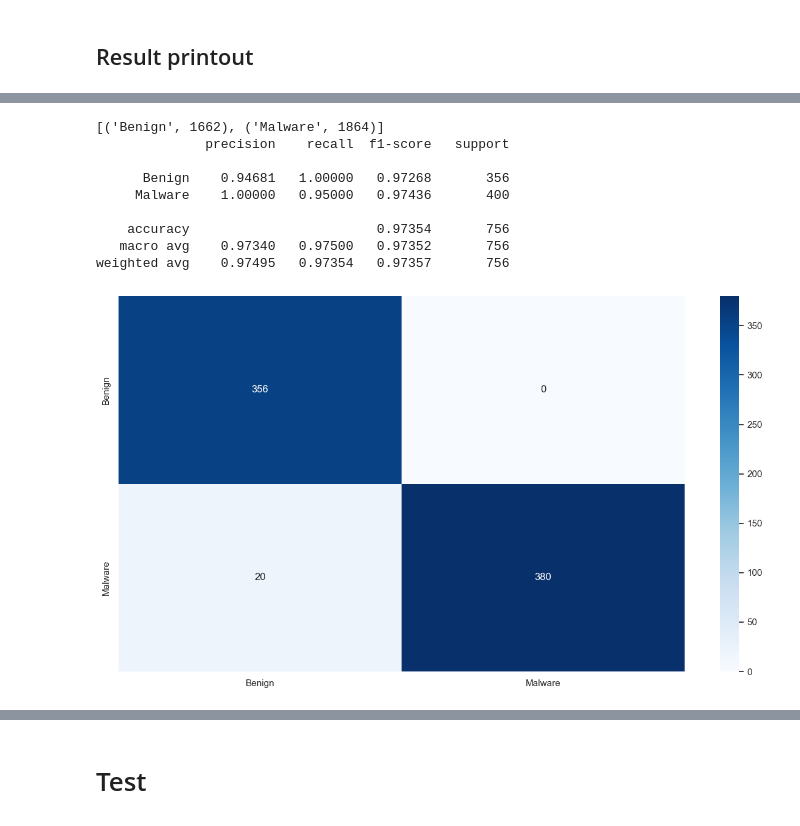
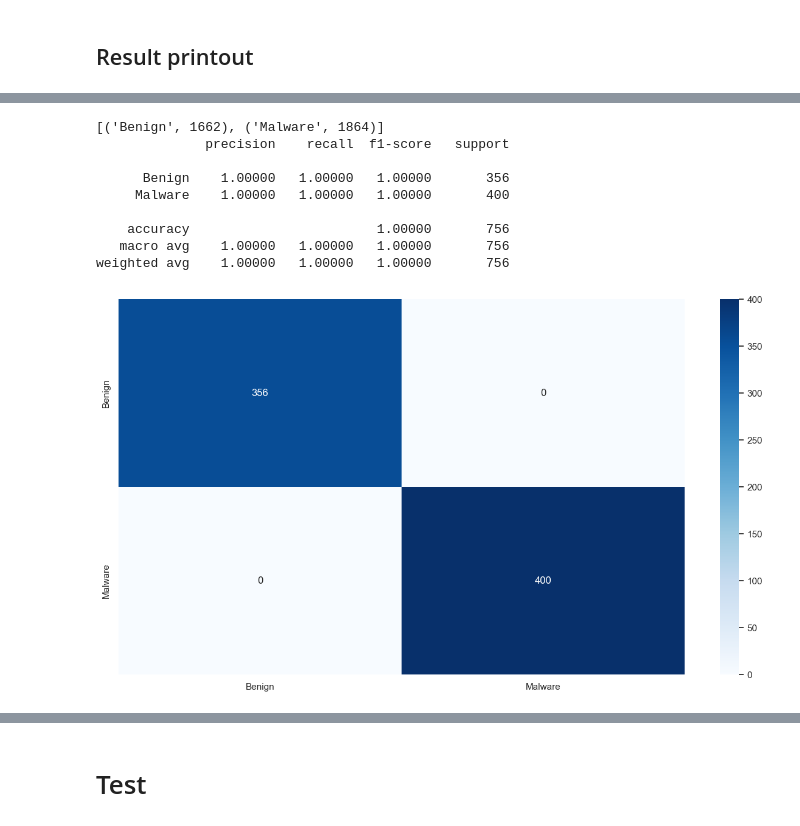
Before and after one commit to RazElbaz/API_security_challenge, a Jupyter notebook: new/model1.ipynb, the cells around one changed output, grey strips where cells are left out. Saved outputs shown, nothing was run; the diff lists cells and outputs as text; code cells hidden in the pictures.

```diff
--- a/new/model1.ipynb
+++ b/new/model1.ipynb
@@ -995,7 +1003,8 @@ hgbc = HistGradientBoostingClassifier()
 
 #  The random_state in these algorithms controls the randomness involved during the node splitting process by searching for the best feature
 parameters = {"min_samples_leaf": [1,5,10,15,20],
-              "max_iter":[1,2,3,4,5,10,20,50]
+              "max_iter":[1,2,3,4,5,10,20,50],
+              "max_depth":[None,1,2,3,4,5,6,7]
              }
 
 # GridSearchCV is a technique for finding the optimal parameter values from a given set of parameters in a grid
@@ -1110,24 +1119,35 @@ weighted avg    0.95382   0.95370   0.95372       756
 # %%
 
 # We choose our model of choice and set it's hyper parameters you can change anything
-xg=xgboost.sklearn.XGBClassifier(max_depth=2,learning_rate=0.355555)
+xg=xgboost.sklearn.XGBClassifier()
 
 
+
+
+
+
+parameters = {"n_estimators": [100,150,250,275,290,300,325,350],
+             "max_depth":[1,2,3,4,5,6],
+             "random_state":[None,0,20,42]}
+
+
+# GridSearchCV is a technique for finding the optimal parameter values from a given set of parameters in a grid
+xg = GridSearchCV(xg, parameters)
 # Train Model
 xg.fit(X_train, y_train)
 
 # # Check data balance and variety
 print(sorted(Counter(y_train).items()))
 
 ResultPrintout(xg)
 # %% [output]
 [('Benign', 1662), ('Malware', 1864)]
               precision    recall  f1-score   support
 
-      Benign    0.94681   1.00000   0.97268       356
-     Malware    1.00000   0.95000   0.97436       400
+      Benign    1.00000   1.00000   1.00000       356
+     Malware    1.00000   1.00000   1.00000       400
 
-    accuracy                        0.97354       756
-   macro avg    0.97340   0.97500   0.97352       756
-weighted avg    0.97495   0.97354   0.97357       756
+    accuracy                        1.00000       756
+   macro avg    1.00000   1.00000   1.00000       756
+weighted avg    1.00000   1.00000   1.00000       756
-[figure, old version]
+[figure, new version]
```
Also changed, not shown: parts of 33 cells of this notebook, 1 other file.
